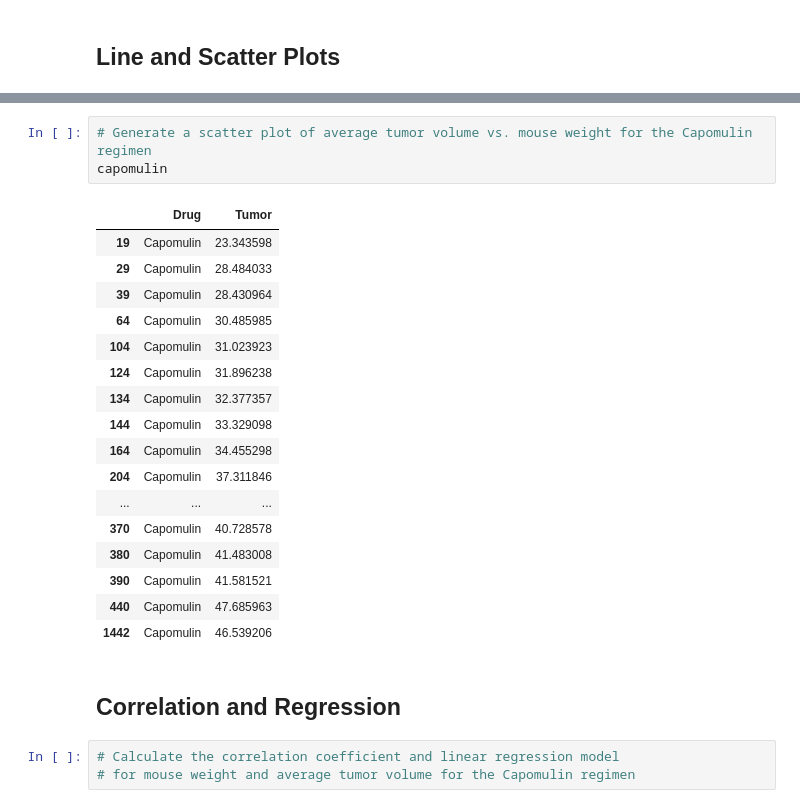
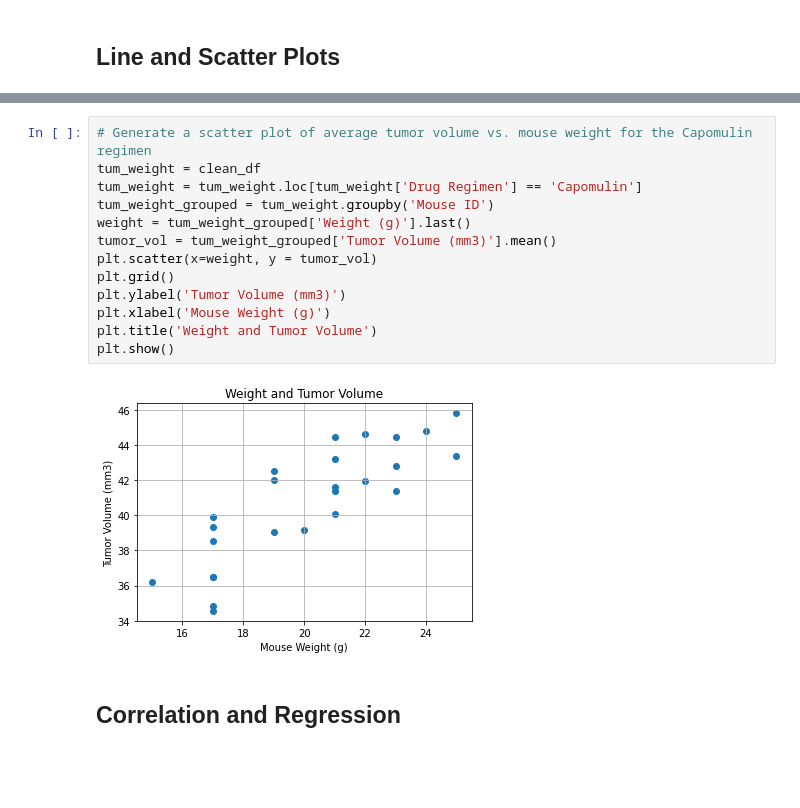
Before and after one commit to thatpatchguy/Bootcamp, a Jupyter notebook: MatPlotLib/05-Matplotlib_Homework_Instructions_Pymaceuticals_pymaceuticals_starter.ipynb, the cells around one changed output, grey strips where cells are left out. Saved outputs shown, nothing was run; the diff lists cells and outputs as text; blank space fills up the shorter version.

```diff
--- a/MatPlotLib/05-Matplotlib_Homework_Instructions_Pymaceuticals_pymaceuticals_starter.ipynb
+++ b/MatPlotLib/05-Matplotlib_Homework_Instructions_Pymaceuticals_pymaceuticals_starter.ipynb
@@ -297,26 +298,17 @@ one_mouse.plot(kind='line', x = 'Timepoint', y = 'Tumor Volume (mm3)',
-# %%
-# Generate a scatter plot of average tumor volume vs. mouse weight for the Capomulin regimen
-capomulin
-# %% [output]
-|  | Drug | Tumor |
-| 19 | Capomulin | 23.343598 |
-| 29 | Capomulin | 28.484033 |
-| 39 | Capomulin | 28.430964 |
-| 64 | Capomulin | 30.485985 |
-| 104 | Capomulin | 31.023923 |
-| 124 | Capomulin | 31.896238 |
-| 134 | Capomulin | 32.377357 |
-| 144 | Capomulin | 33.329098 |
-| 164 | Capomulin | 34.455298 |
-| 204 | Capomulin | 37.311846 |
-| ... | ... | ... |
-| 370 | Capomulin | 40.728578 |
-| 380 | Capomulin | 41.483008 |
-| 390 | Capomulin | 41.581521 |
-| 440 | Capomulin | 47.685963 |
-| 1442 | Capomulin | 46.539206 |
+# %%
+# Generate a scatter plot of average tumor volume vs. mouse weight for the Capomulin regimen
+tum_weight = clean_df
+tum_weight = tum_weight.loc[tum_weight['Drug Regimen'] == 'Capomulin']
+tum_weight_grouped = tum_weight.groupby('Mouse ID')
+weight = tum_weight_grouped['Weight (g)'].last()
+tumor_vol = tum_weight_grouped['Tumor Volume (mm3)'].mean()
+plt.scatter(x=weight, y = tumor_vol)
+plt.grid()
+plt.ylabel('Tumor Volume (mm3)')
+plt.xlabel('Mouse Weight (g)')
+plt.title('Weight and Tumor Volume')
+plt.show()
+# %% [output]
+[figure, added]
 # %% [markdown]
 ## Correlation and Regression
-# %%
-# Calculate the correlation coefficient and linear regression model
-# for mouse weight and average tumor volume for the Capomulin regimen
```
Also changed, not shown: parts of 5 cells of this notebook.
